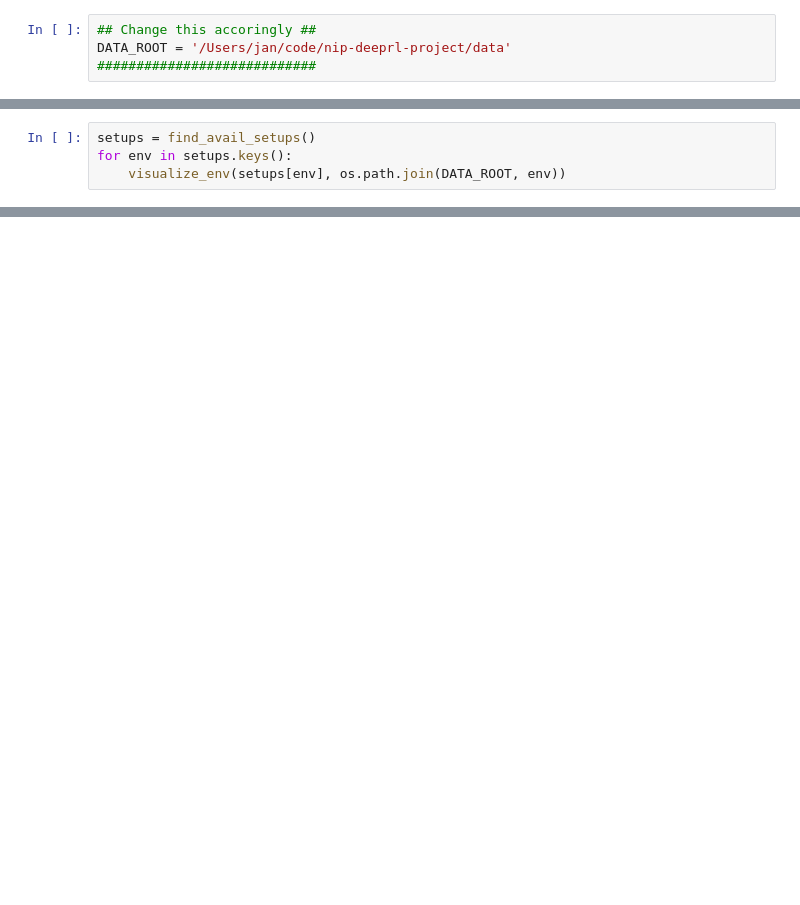
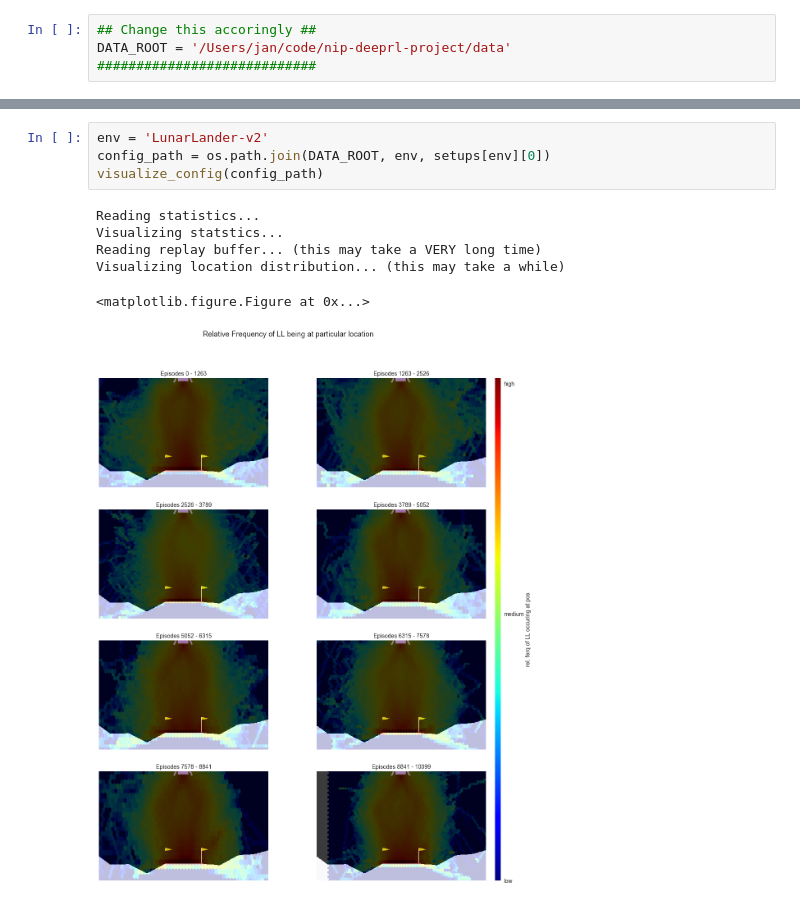
Before and after one commit to laermannjan/nip-deeprl-project, a Jupyter notebook: data_evaluation/data_visualisation.ipynb, the cells around one changed output, grey strips where cells are left out. Drawn from its saved outputs; the diff is of its cells as text; blank space fills up the shorter version.

Commit message:
Added heatmap plots to data visualization.

```diff
--- a/data_evaluation/data_visualisation.ipynb
+++ b/data_evaluation/data_visualisation.ipynb
@@ -124,4 +256,0 @@ def visualize_env(env, env_dir):
-# %%
-setups = find_avail_setups()
-for env in setups.keys():
-    visualize_env(setups[env], os.path.join(DATA_ROOT, env))
@@ -129,0 +261,11 @@ for env in setups.keys():
+# %%
+env = 'LunarLander-v2'
+config_path = os.path.join(DATA_ROOT, env, setups[env][0])
+visualize_config(config_path)
+# %% [output]
+Reading statistics...
+Visualizing statstics...
+Reading replay buffer... (this may take a VERY long time)
+Visualizing location distribution... (this may take a while)
+<matplotlib.figure.Figure at 0x...>
+[figure, added]
```
Also changed, not shown: parts of 11 cells of this notebook.
